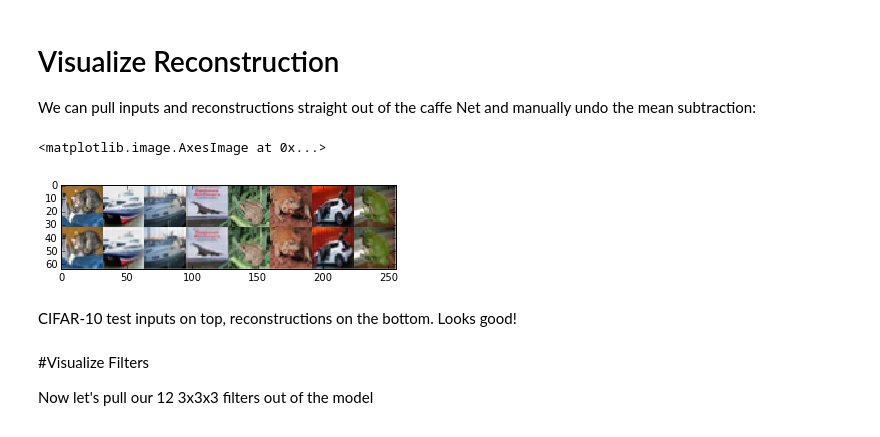
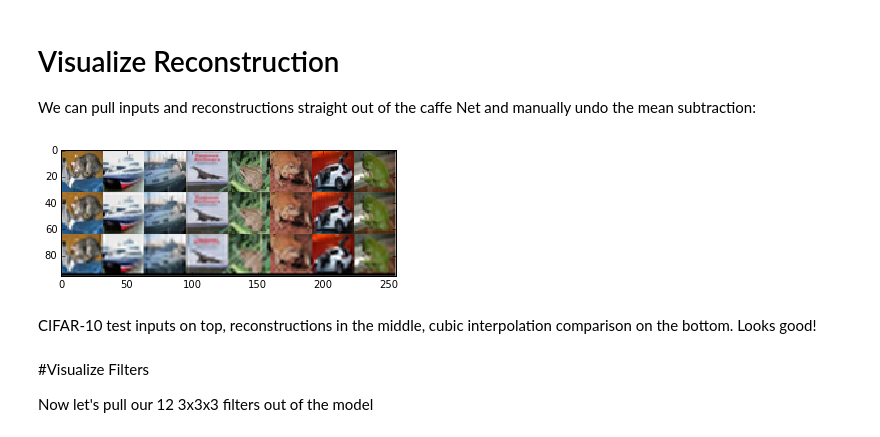
Before and after one commit to victor-shepardson/feature-feedback, a Jupyter notebook: notebooks/autoencoder-0.ipynb, the cells around one changed output. Cells and saved outputs as stored; diff of their text form; code cells hidden in the pictures.

```diff
--- a/notebooks/autoencoder-0.ipynb
+++ b/notebooks/autoencoder-0.ipynb
@@ -57,21 +64,29 @@ We can pull inputs and reconstructions straight out of the caffe Net and manuall
 # %%
-n = 8
-blob = caffe_pb2.BlobProto()
-data = open('../../caffe/examples/cifar10/mean.binaryproto').read()
-blob.ParseFromString(data)
-mean = caffe.io.blobproto_to_array(blob)[0].transpose([1,2,0])/256
-inputs = np.hstack([ np.copy(net.blobs['data'].data[i]).transpose([1,2,0])+mean for i in range(n)])
-outputs = np.hstack([ np.copy(net.blobs['decode1neuron'].data[i]).transpose([1,2,0])+mean for i in range(n)])
-#clamp the reconstruction to [0,1]
-#even with tanh activation outputs can be out of bounds once mean is added back
-np.clip(outputs, 0, 1, outputs)
-disp = np.vstack((inputs,outputs))
-plt.imshow(disp, interpolation='None')
+def get_reconstructions(net, mean, n, compare=0):
+    inputs = np.hstack([ np.copy(net.blobs['data'].data[i]).transpose([1,2,0])+mean for i in range(n)])
+    outputs = np.hstack([ np.copy(net.blobs['decode1neuron'].data[i]).transpose([1,2,0])+mean for i in range(n)])
+    #clamp the reconstruction to [0,1]
+    #even with tanh activation outputs can be out of bounds once mean is added back
+    np.clip(outputs, 0, 1, outputs)
+    #compare to cubic resampling through the intermediate spatial resolution
+    if compare>0:
+        comparisons = np.dsplit(np.copy(inputs), inputs.shape[2])
+        comparisons = [scipy.ndimage.zoom(np.squeeze(c), 1./compare, order=3) for c in comparisons]
+        comparisons = [scipy.ndimage.zoom(c, compare, order=3) for c in comparisons]
+        comparisons = np.dstack(comparisons)
+        np.clip(comparisons, 0, 1, comparisons)
+        return (inputs, outputs, comparisons)
+    return (inputs, outputs)
+def vis_reconstructions(rec):
+    disp = np.vstack(rec)
+    plt.imshow(disp, interpolation='None')
-# %% [output]
-<matplotlib.image.AxesImage at 0x...>
-[figure, removed]
+# %%
+rec = get_reconstructions(net, mean, 8, compare=2)
+vis_reconstructions(rec)
+# %% [output]
+[figure, added]
 # %% [markdown]
- CIFAR-10 test inputs on top, reconstructions on the bottom. Looks good!
+ CIFAR-10 test inputs on top, reconstructions in the middle, cubic interpolation comparison on the bottom. Looks good!
 # %% [markdown]
 #Visualize Filters
 
```
Also changed, not shown: parts of 42 cells of this notebook, 8 other files.
